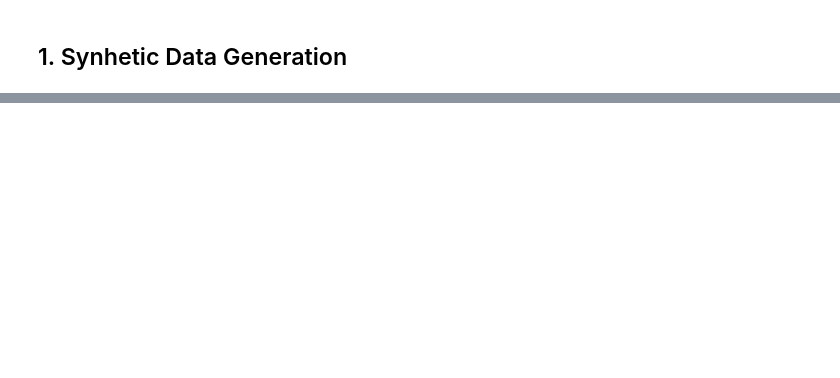
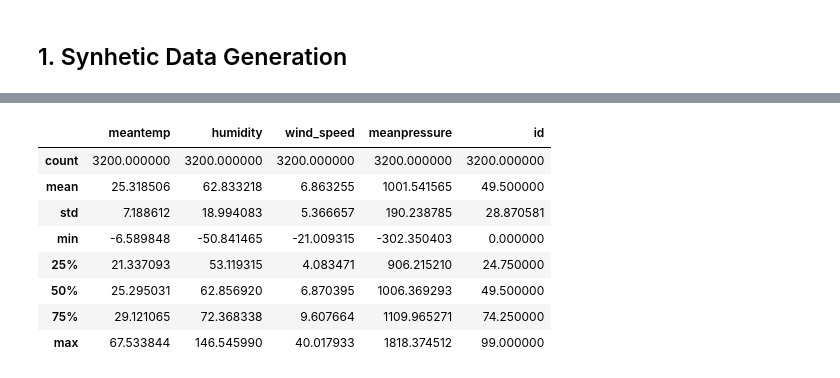
Before and after one commit to Clearbox-AI/clearbox-synthetic-kit, a Jupyter notebook: tutorials/time_series/time_series_generation.ipynb, the cells around one changed output, grey strips where cells are left out. Cells and saved outputs as stored; diff of their text form; code cells hidden in the pictures; blank space fills up the shorter version.

```diff
--- a/tutorials/time_series/time_series_generation.ipynb
+++ b/tutorials/time_series/time_series_generation.ipynb
@@ -73,2 +52,0 @@ Number of parameters (decoder): 25200
-# %%
-engine.fit(train_dataset, epochs=1000, learning_rate=0.00001)
@@ -78,0 +53,8 @@ engine.generate(train_dataset,11)
+# %%
+# Initializing the time series generator
+
+engine = TimeSeriesEngine(train_dataset, time_id="id", scaling="normalize")
+# %%
+# Start the training of the tabular synthetic data generator
+engine.fit(train_dataset, epochs=20)
+synth_df = engine.generate(train_dataset,n_samples=100)#, epochs=50, learning_rate=0.001)
@@ -78,0 +63,12 @@ engine.generate(train_dataset,11)
+# %%
+synth_df.describe()
+# %% [output]
+|  | meantemp | humidity | wind_speed | meanpressure | id |
+| count | 3200.000000 | 3200.000000 | 3200.000000 | 3200.000000 | 3200.000000 |
+| mean | 25.318506 | 62.833218 | 6.863255 | 1001.541565 | 49.500000 |
+| std | 7.188612 | 18.994083 | 5.366657 | 190.238785 | 28.870581 |
+| min | -6.589848 | -50.841465 | -21.009315 | -302.350403 | 0.000000 |
+| 25% | 21.337093 | 53.119315 | 4.083471 | 906.215210 | 24.750000 |
+| 50% | 25.295031 | 62.856920 | 6.870395 | 1006.369293 | 49.500000 |
+| 75% | 29.121065 | 72.368338 | 9.607664 | 1109.965271 | 74.250000 |
+| max | 67.533844 | 146.545990 | 40.017933 | 1818.374512 | 99.000000 |
```
Also changed, not shown: parts of 11 cells of this notebook, 6 other files.
